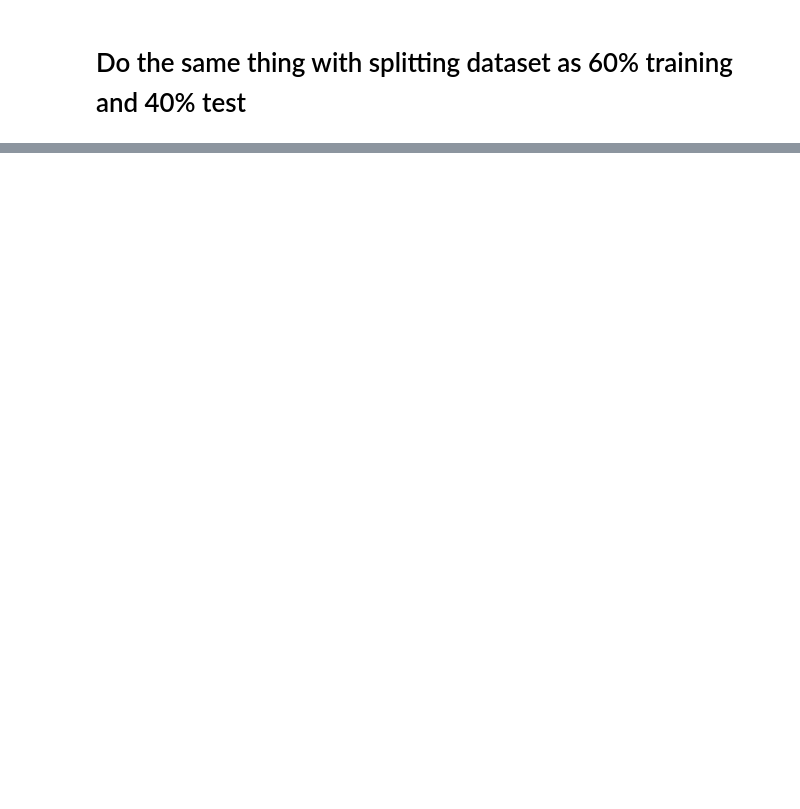
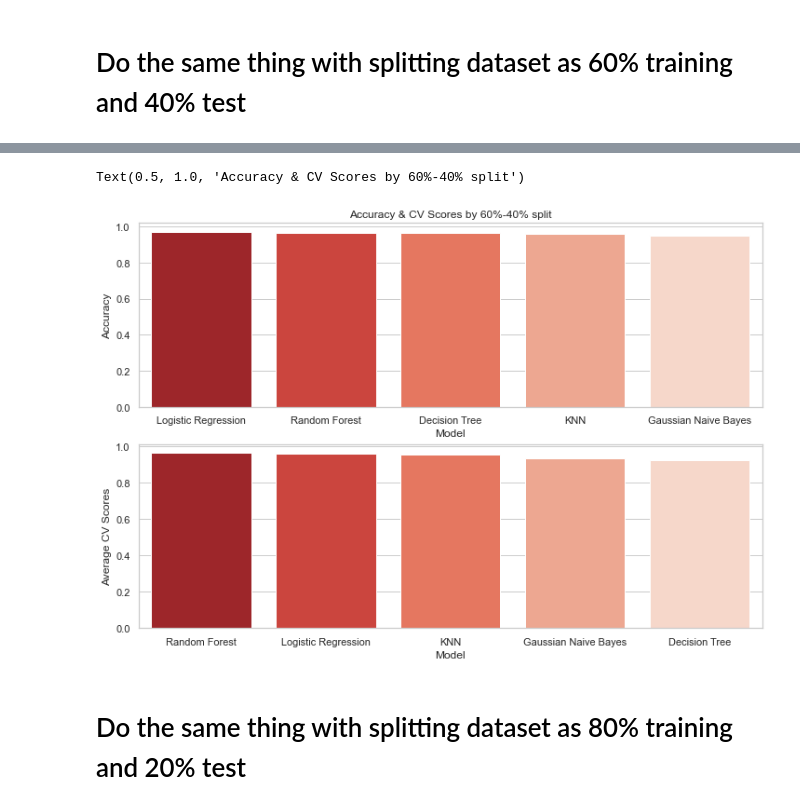
Before and after one commit to checkming00/Ryerson_Final_Project, a Jupyter notebook: code.ipynb, the cells around one changed output, grey strips where cells are left out. Drawn from its saved outputs; the diff is of its cells as text; code cells hidden in the pictures; blank space fills up the shorter version.

```diff
--- a/code.ipynb
+++ b/code.ipynb
@@ -256,0 +255,13 @@ performances
+# %%
+fig, axes=plt.subplots(2, 1, figsize=(12, 8))
+sns.set(style="whitegrid", color_codes=True)
+
+pal = sns.color_palette("Reds", len(performances_60_40))
+sns.barplot(x='Model', y='Accuracy', data=performances_60_40.sort_values('Accuracy', ascending=False), ax=axes[0], palette=np.array(pal[::-1]))
+sns.barplot(x='Model', y='Average CV Scores', data=performances_60_40.sort_values('Average CV Scores', ascending=False), ax=axes[1], palette=np.array(pal[::-1]))
+axes[0].set_title(r'Accuracy & CV Scores by 60%-40% split')
+# %% [output]
+Text(0.5, 1.0, 'Accuracy & CV Scores by 60%-40% split')
+[figure, added]
+# %% [markdown]
+# Do the same thing with splitting dataset as 80% training and 20% test
```
Also changed, not shown: parts of 14 cells of this notebook.
